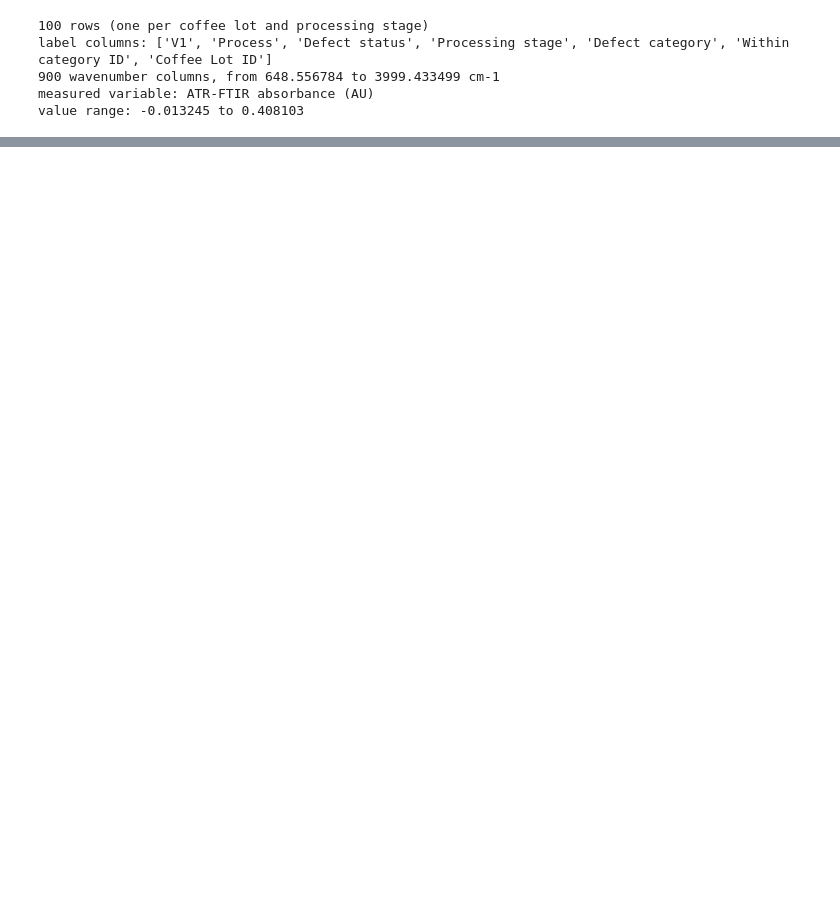
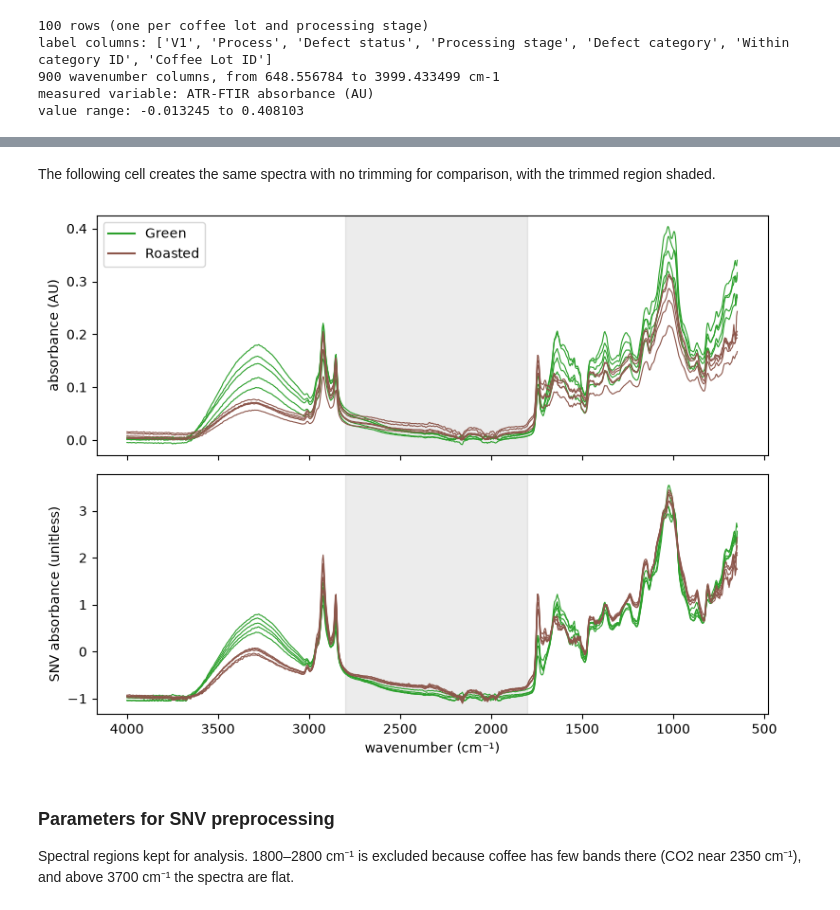
Before and after one commit to limmylomlom/chem527-project, a Jupyter notebook: topic.ipynb, the cells around one changed output, grey strips where cells are left out. Cells and saved outputs as stored; diff of their text form; code cells hidden in the pictures; blank space fills up the shorter version.

```diff
--- a/topic.ipynb
+++ b/topic.ipynb
@@ -38,0 +106,30 @@ value range: -0.013245 to 0.408103
+# %% [markdown]
+The following cell creates the same spectra with no trimming for comparison, with the trimmed region shaded.
+# %%
+X_snv_untrimmed = (X_raw - X_raw.mean(axis=1, keepdims=True)) / X_raw.std(axis=1, keepdims=True)
+
+stage = labels["Processing stage"].to_numpy()
+colors = {"Green": "tab:green", "Roasted": "tab:brown"}
+
+fig, axes = plt.subplots(2, 1, figsize=(8, 6), sharex=True)
+for i in range(0, 100, 10):
+    axes[0].plot(wn, X_raw[i], lw=0.8, color=colors[stage[i]])
+    axes[1].plot(wn, X_snv_untrimmed[i], lw=0.8, color=colors[stage[i]])
+
+for ax in axes:
+    ax.axvspan(1800, 2800, color="grey", alpha=0.15)   # shade the region in question
+
+for s, c in colors.items():
+    axes[0].plot([], [], color=c, label=s)
+axes[0].legend()
+axes[0].set_ylabel("absorbance (AU)")
+axes[1].set_ylabel("SNV absorbance (unitless)")
+axes[1].set_xlabel("wavenumber (cm⁻¹)")
+axes[1].invert_xaxis()
+plt.tight_layout()
+plt.show()
+# %% [output]
+[figure, added]
+# %% [markdown]
+### Parameters for SNV preprocessing
+Spectral regions kept for analysis. 1800–2800 cm⁻¹ is excluded because coffee has few bands there (CO2 near 2350 cm⁻¹), and above 3700 cm⁻¹ the spectra are flat.
```
Also changed, not shown: parts of 7 cells of this notebook.
